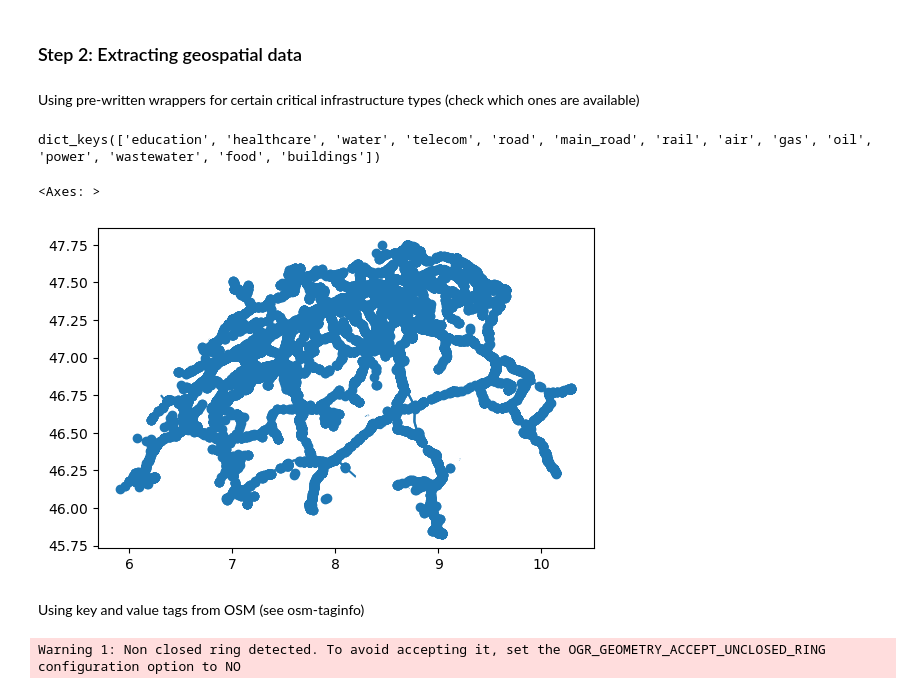
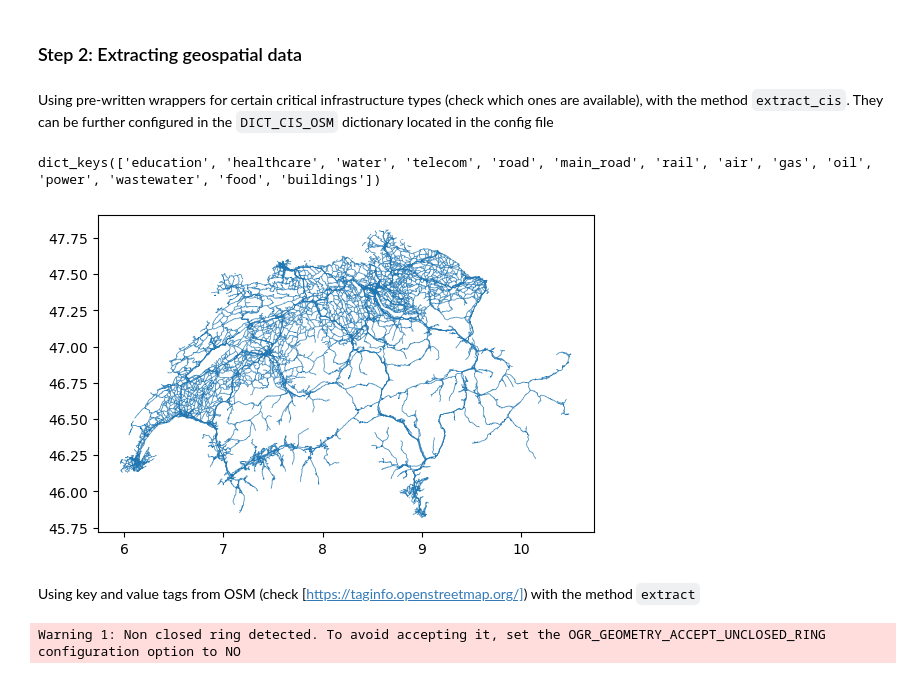
Before and after one commit to osm-flex/osm-flex, a Jupyter notebook: doc/0_basic_usage.ipynb, the cells around one changed output. Drawn from its saved outputs; the diff is of its cells as text; code cells hidden in the pictures.

```diff
--- a/doc/0_basic_usage.ipynb
+++ b/doc/0_basic_usage.ipynb
@@ -28,7 +37,7 @@ dl.get_region_geofabrik(region)
 # %% [markdown]
 ### Step 2: Extracting geospatial data
 # %% [markdown]
-Using pre-written wrappers for certain critical infrastructure types (check which ones are available)
+Using pre-written wrappers for certain critical infrastructure types (check which ones are available), with the method `extract_cis`. They can be further configured in the `DICT_CIS_OSM` dictionary located in the config file
 # %%
 # available wrapper categories:
 osm_flex.config.DICT_CIS_OSM.keys()
@@ -37,10 +49,13 @@ dict_keys(['education', 'healthcare', 'water', 'telecom', 'road', 'main_road', '
 # %%
-gdf_che_rail = ex.retrieve_cis(str(config.OSM_DATA_DIR.joinpath('switzerland-latest.osm.pbf')), 'rail')
+path_che_dump = osm_flex.config.OSM_DATA_DIR.joinpath('switzerland-latest.osm.pbf')
+gdf_che_mainroad = ex.extract_cis(path_che_dump, 'main_road')
-# %%
-gdf_che_rail.plot()
-# %% [output]
-<Axes: >
-[figure, removed]
+# %%
+fig, ax = plt.subplots()
+gdf_che_mainroad.plot(ax=ax, linewidth=0.5)
+fig.suptitle('Main roads in Switzerland')
+plt.show()
+# %% [output]
+[figure, added]
 # %% [markdown]
-Using key and value tags from OSM (see osm-taginfo)
+Using key and value tags from OSM (check [https://taginfo.openstreetmap.org/]) with the method `extract`
 # %%
```
Also changed, not shown: parts of 10 cells of this notebook, 2 other files.
